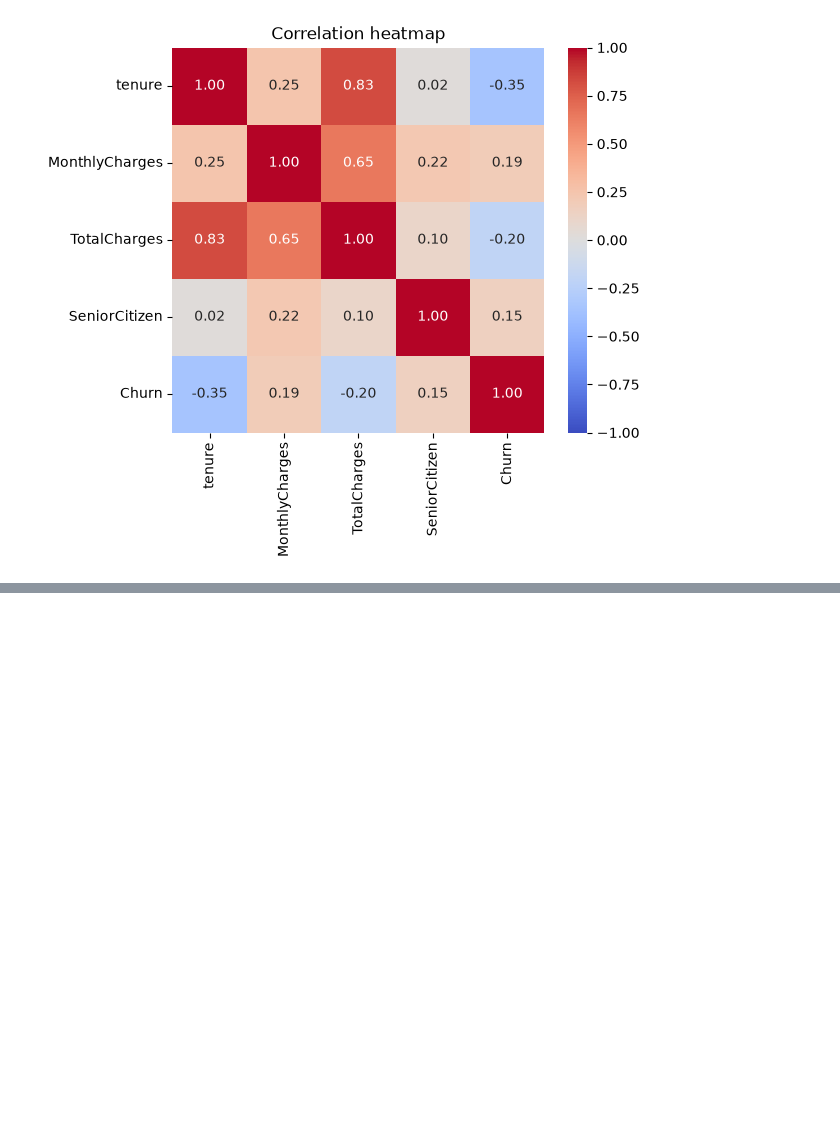
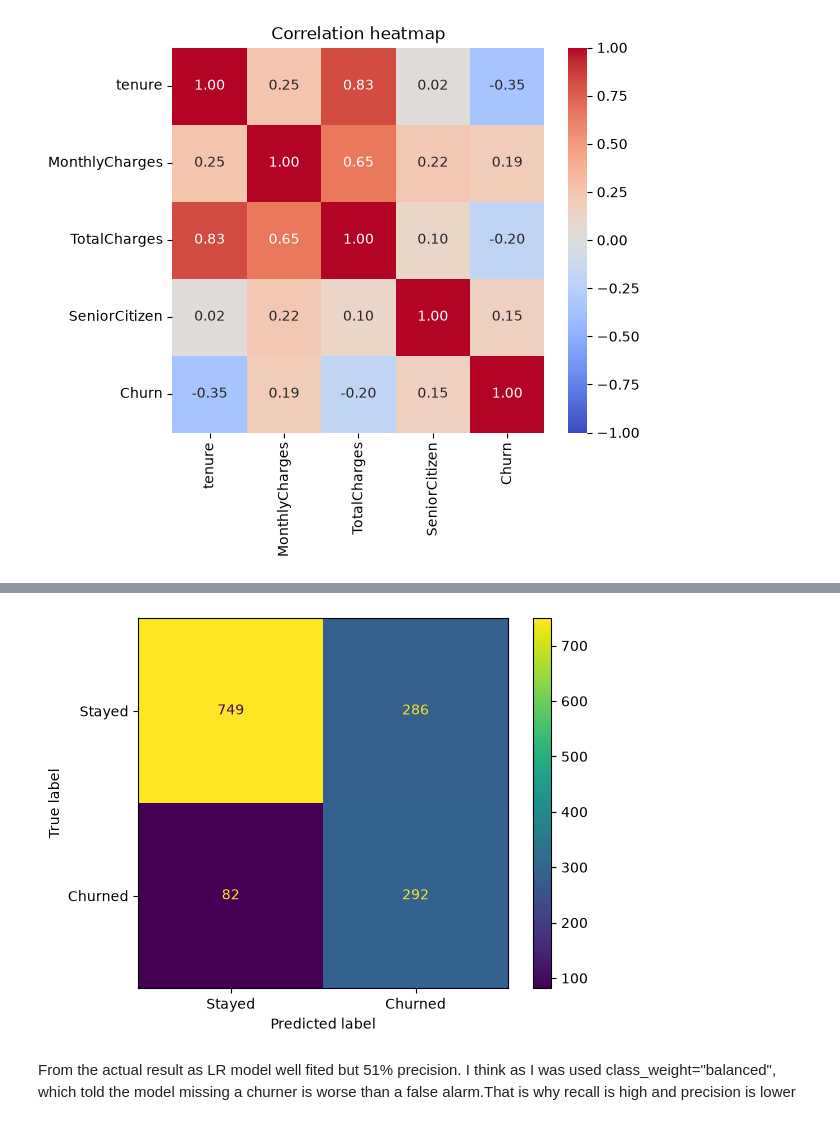
Before and after one commit to wasifhoq/telco-churn-prediction, a Jupyter notebook: notebook/analysis.ipynb, the cells around one changed output, grey strips where cells are left out. Saved outputs shown, nothing was run; the diff lists cells and outputs as text; code cells hidden in the pictures; blank space fills up the shorter version.

Commit message:
LR is trained and finding are logged

```diff
--- a/notebook/analysis.ipynb
+++ b/notebook/analysis.ipynb
@@ -199,0 +255,9 @@ plt.show()
+# %%
+from sklearn.model_selection import train_test_split
+
+X_train, X_test, y_train, y_test = train_test_split(
+    X_encoded, y,
+    test_size=0.2,
+    random_state=42,
+    stratify=y
+)
@@ -199,0 +272,10 @@ plt.show()
+# %%
+from sklearn.pipeline import Pipeline
+from sklearn.preprocessing import StandardScaler
+from sklearn.linear_model import LogisticRegression
+from sklearn.model_selection import cross_val_score
+
+log_reg = Pipeline([
+    ("scaler", StandardScaler()),
+    ("model", LogisticRegression(class_weight="balanced", max_iter=1000))
+])
@@ -199,0 +292,2 @@ plt.show()
+# %%
+log_reg.fit(X_train, y_train)
@@ -199,0 +298,6 @@ plt.show()
+# %%
+from sklearn.metrics import roc_auc_score, classification_report, confusion_matrix, ConfusionMatrixDisplay
+y_pred = log_reg.predict(X_test)
+y_prob = log_reg.predict_proba(X_test)[:, 1]
+print("Test ROC-AUC:", round(roc_auc_score(y_test, y_prob), 3))
+print(classification_report(y_test, y_pred, target_names=["Stayed", "Churned"]))
@@ -199,0 +314,7 @@ plt.show()
+# %%
+ConfusionMatrixDisplay.from_predictions(y_test, y_pred,display_labels=["Stayed", "Churned"])
+plt.show()
+# %% [output]
+[figure, added]
+# %% [markdown]
+ From the actual result as LR model well fited but 51% precision. I think as I was used class_weight="balanced", which told the model missing a churner is worse than a false alarm.That is why recall is high and precision is lower
```
Also changed, not shown: parts of 14 cells of this notebook, 1 other file.
